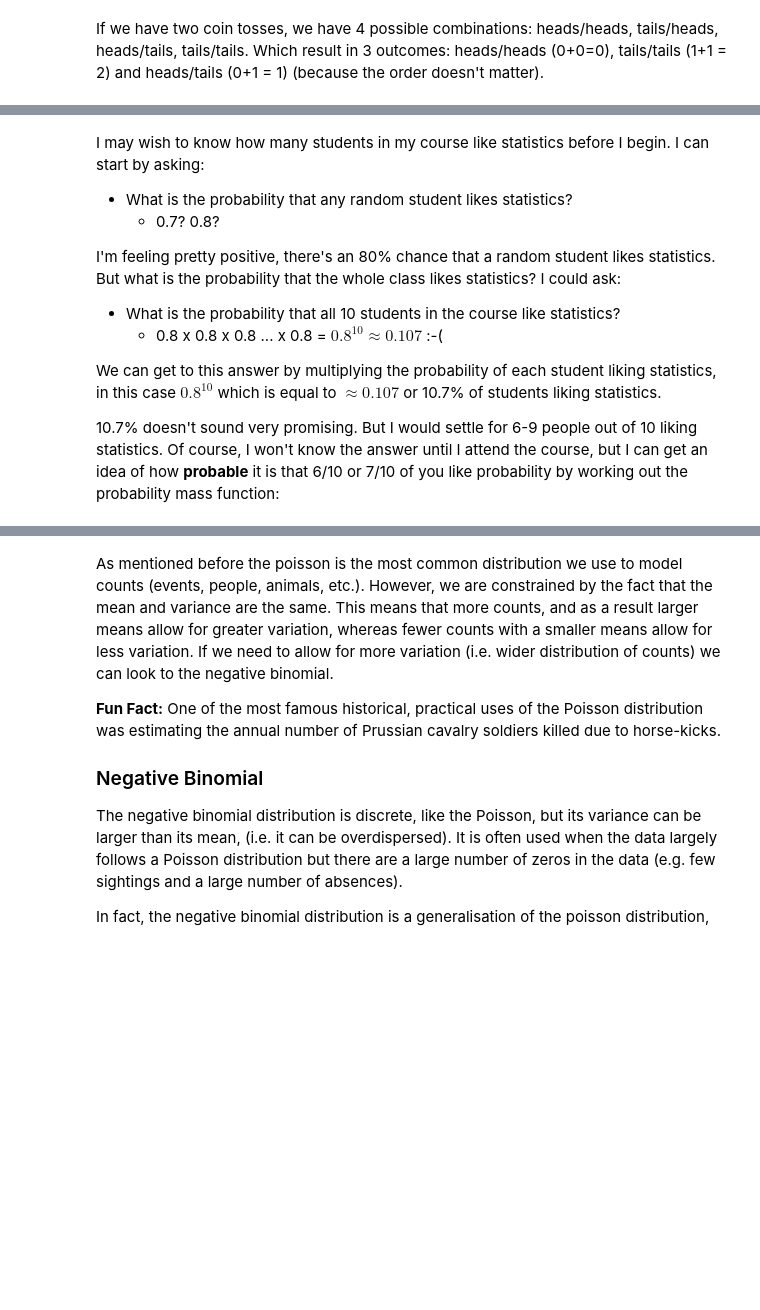
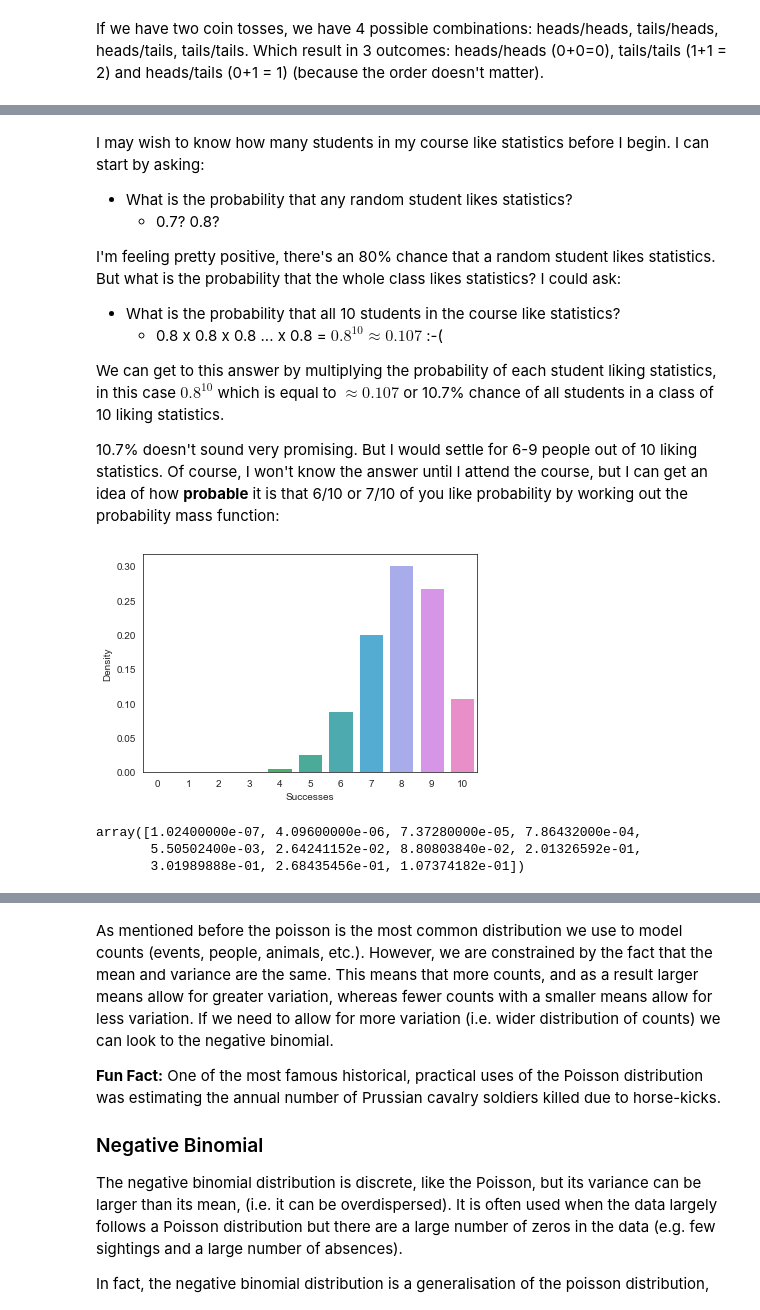
Before and after one commit to datasciencecampus/af_stats_python, a Jupyter notebook: course_content/main_chapters/Chapter 3 - Generalised Linear Models.ipynb, the cells around one changed output, grey strips where cells are left out. Saved outputs shown, nothing was run; the diff lists cells and outputs as text; code cells hidden in the pictures; blank space fills up the shorter version.

```diff
--- a/course_content/main_chapters/Chapter 3 - Generalised Linear Models.ipynb
+++ b/course_content/main_chapters/Chapter 3 - Generalised Linear Models.ipynb
@@ -85,9 +85,16 @@ import statsmodels.formula.api as smf # statistical modelling package with R-lik
 import scipy.stats as stats
 import math
 
+# Seaborn plot default configurations
+sns.set_style("white")
+
 from statsmodels.genmod.generalized_linear_model import GLM # importing packages to run GLM
 from statsmodels.genmod import families # importing families for exponential families
 from pandas.plotting import register_matplotlib_converters # additional package support for plotting with matplotlib
+
+# supress warnings due to different versions of packages
+import warnings
+warnings.simplefilter(action='ignore', category=FutureWarning)
 # %%
 ## Normal Distribution
 
@@ -174,24 +190,33 @@ I'm feeling pretty positive, there's an 80% chance that a random student likes s
  * What is the probability that all 10 students in the course like statistics?
     * 0.8 x 0.8 x 0.8 ... x 0.8 = $0.8^{10} \approx 0.107$ :-(
 
-We can get to this answer by multiplying the probability of each student liking statistics, in this case $0.8^{10}$ which is equal to $\approx 0.107$ or 10.7% of students liking statistics.
+We can get to this answer by multiplying the probability of each student liking statistics, in this case $0.8^{10}$ which is equal to $\approx 0.107$ or 10.7% chance of all students in a class of 10 liking statistics.
 
 10.7% doesn't sound very promising. But I would settle for 6-9 people out of 10 liking statistics. Of course, I won't know the answer until I attend the course, but I can get an idea of how **probable** it is that 6/10 or 7/10 of you like probability by working out the probability mass function:
 # %%
 from scipy.stats import binom
 
 # This gives me the number of successes, in this case,
 # students from 0 to 10 who like the course.
 k = np.arange(11)
 
 # We can compute the probability of 0/10, 1/10... 10/10 students liking the course.
 # Where n is the number of trials (in this case the number of students).
-data_binom = binom.pmf(k, n=10, p=0.8)
+data_binom = binom.pmf(k=k, n=10, p=0.8)
 ax_binom = sns.barplot(x=k, y=data_binom)
 
 ax_binom.set(xlabel='Successes', ylabel='Density')
 
 ax_binom;
+# %% [output]
+[figure, added]
+# %%
+# this is what our binomial data created looks like
+data_binom
+# %% [output]
+array([1.02400000e-07, 4.09600000e-06, 7.37280000e-05, 7.86432000e-04,
+       5.50502400e-03, 2.64241152e-02, 8.80803840e-02, 2.01326592e-01,
+       3.01989888e-01, 2.68435456e-01, 1.07374182e-01])
 # %% [markdown]
 
 
```
Also changed, not shown: parts of 34 cells of this notebook.
